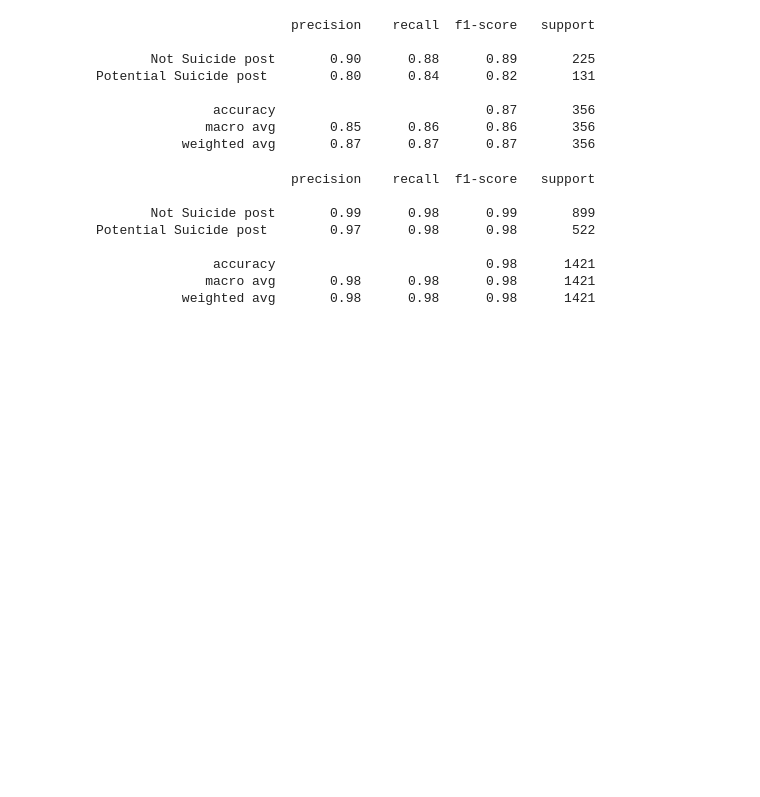
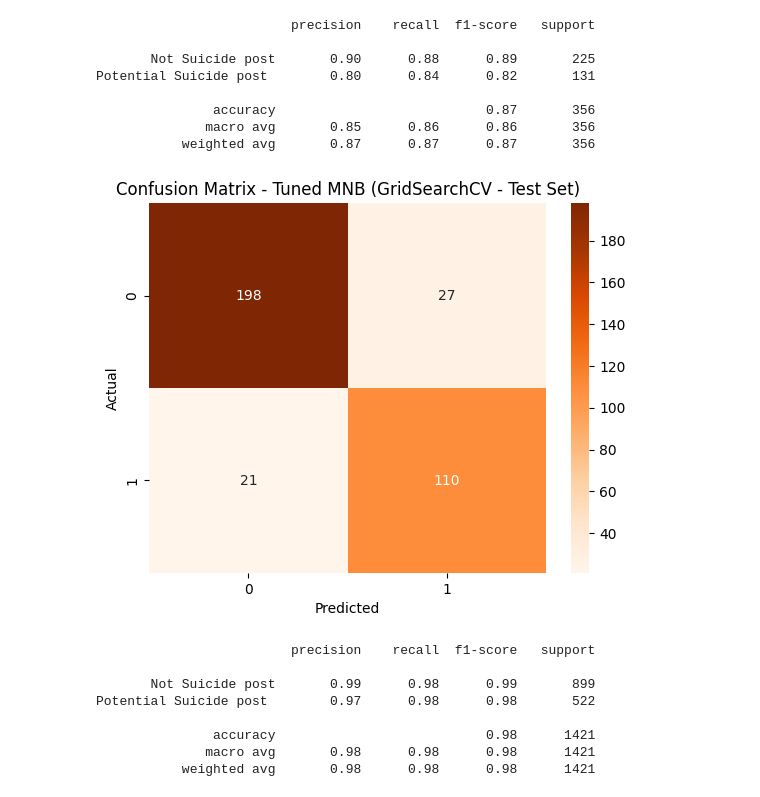
Before and after one commit to MaulanaHasyim/MaulanaHasyim, a Jupyter notebook: notebooks/Test Klasifikasi Suicide.ipynb, the cells around one changed output. Saved outputs shown, nothing was run; the diff lists cells and outputs as text; code cells hidden in the pictures; blank space fills up the shorter version.

```diff
--- a/notebooks/Test Klasifikasi Suicide.ipynb
+++ b/notebooks/Test Klasifikasi Suicide.ipynb
@@ -516,6 +567,14 @@ Potential Suicide post        0.80      0.84      0.82       131
                accuracy                           0.87       356
               macro avg       0.85      0.86      0.86       356
            weighted avg       0.87      0.87      0.87       356
+# %%
+sns.heatmap(confusion_matrix(y_test, y_pred_tuned_mnb), annot=True, fmt='g', cmap='Oranges')
+plt.xlabel('Predicted')
+plt.ylabel('Actual')
+plt.title('Confusion Matrix - Tuned MNB (GridSearchCV - Test Set)')
+plt.show()
+# %% [output]
+[figure, added]
 # %%
 y_pred_train_tuned_mnb = mnb_tuned.predict(X_train_vect)
 print(classification_report(y_train, y_pred_train_tuned_mnb))
```
Also changed, not shown: parts of 17 cells of this notebook.
